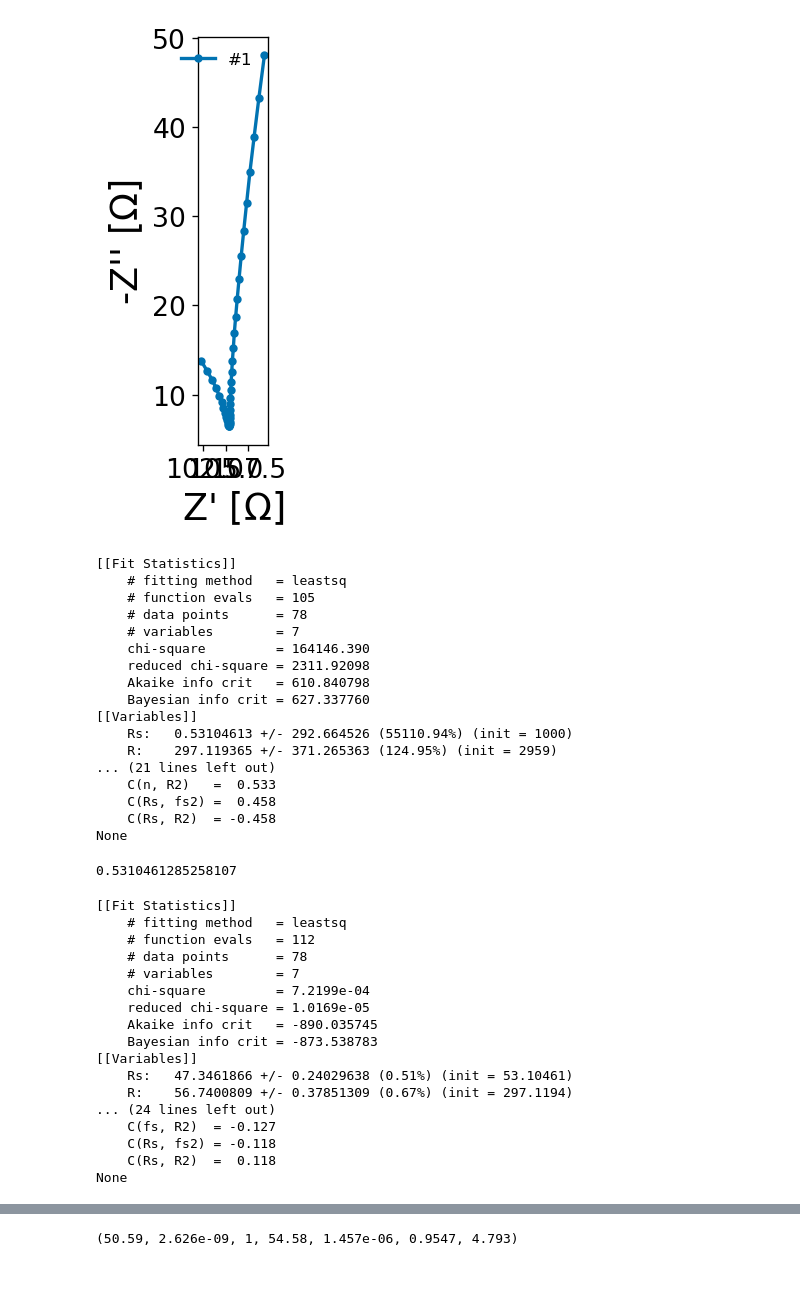
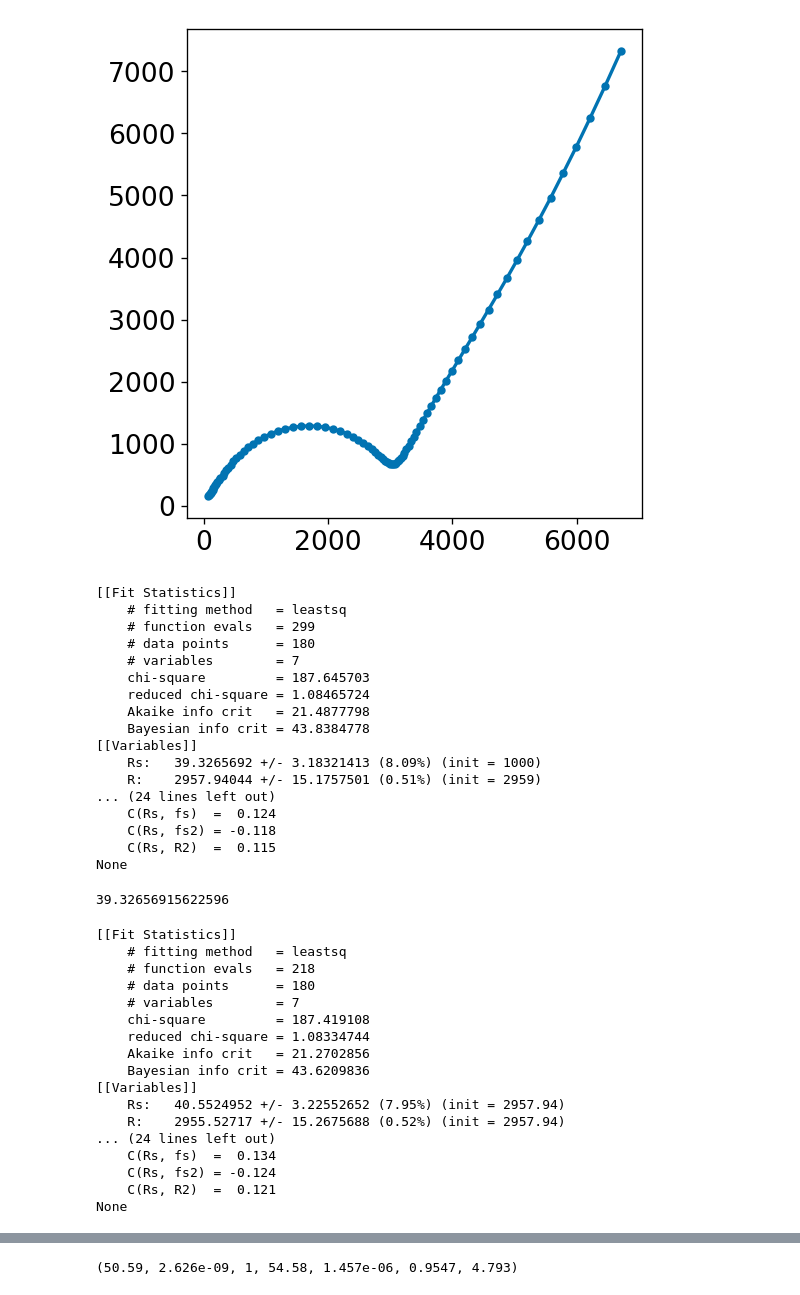
Before and after one commit to WildcatDiscovery/Kyler_Speed_Circuit, a Jupyter notebook: python_notebooks/linear_kk.ipynb, the cells around one changed output, grey strips where cells are left out. Drawn from its saved outputs; the diff is of its cells as text; code cells hidden in the pictures.

```diff
--- a/python_notebooks/linear_kk.ipynb
+++ b/python_notebooks/linear_kk.ipynb
@@ -3,3 +3,4 @@ from PyEIS.PyEIS import *
 # %%
-path=r"C:\Users\cjang\Desktop\impedance_data\data\\"
-data = ['DE_40_3_60.mpt']
+path=r"C:\Users\cjang\Desktop\\"
+path2 = r"C:\Users\cjang\Desktop\impedance_data\data\\"
+data = ['DE_40_1_30.mpt']
@@ -30,0 +10,10 @@ adj_re = EIS_exp(path,data,mask = [10**5.5, 10**3.5])
+# %%
+def importer(path, data, mask_front, mask_back):
+    mpt_data = EIS_exp(path, data, mask = [mask_front, mask_back])
+    df = mpt_data.df_raw
+    mpt_data.EIS_plot()
+    return [mpt_data, df]
+# %%
+adj_re = importer(path, data, 10**6, 10**1.5)[0]
+
+exam = importer(path2, data, 10**6, 10**1.5)[1]
@@ -31,7 +23,7 @@ adj_re = EIS_exp(path,data,mask = [10**5.5, 10**3.5])
 # %%
-adj_re.EIS_plot()
+adj_re.mpt_plot()
 # %% [output]
-[figure, old version]
+[figure, new version]
 # %%
 #USES THE EIS FITTING FUNCTION TO PREDICT THE FREQUENCIES OF THE MPT FILE
 
@@ -68,30 +60,30 @@ params.add('fs2', value=fs2_guess, min=10**-2, max=10**1)
 #FIT THE PARAMETERS ALONG THE R - RQ - RQ CIRCUIT
 #LATER WILL PROVIDE OPTIONS TO BENEFITS AND DETRACTIONS OF THE WEIGHT FUNCTION AFTER FURTHER RESEARCH
 #print(mpt_data.df[0].keys())
-guess = adj_re.EIS_fit(params=params, circuit='R-RQ-RQ', weight_func='modulus')
+guess = adj_re.mpt_fit(params=params, circuit='R-RQ-RQ', weight_func='modulus')
 #THIS WILL OUTPUT A SET OF COEFFICIENTS PREDICTED FROM THE FIT
 # %% [output]
 [[Fit Statistics]]
     # fitting method   = leastsq
-    # function evals   = 105
-    # data points      = 78
+    # function evals   = 299
+    # data points      = 180
     # variables        = 7
-    chi-square         = 164146.390
-    reduced chi-square = 2311.92098
-    Akaike info crit   = 610.840798
-    Bayesian info crit = 627.337760
+    chi-square         = 187.645703
+    reduced chi-square = 1.08465724
+    Akaike info crit   = 21.4877798
+    Bayesian info crit = 43.8384778
 [[Variables]]
-    Rs:   0.53104613 +/- 292.664526 (55110.94%) (init = 1000)
-    R:    297.119365 +/- 371.265363 (124.95%) (init = 2959)
-... (21 lines left out)
-    C(n, R2)   =  0.533
-    C(Rs, fs2) =  0.458
-    C(Rs, R2)  = -0.458
+    Rs:   39.3265692 +/- 3.18321413 (8.09%) (init = 1000)
+    R:    2957.94044 +/- 15.1757501 (0.51%) (init = 2959)
+... (24 lines left out)
+    C(Rs, fs)  =  0.124
+    C(Rs, fs2) = -0.118
+    C(Rs, R2)  =  0.115
 None
 # %%
 adj_re.fit_Rs[0]
 # %% [output]
-0.5310461285258107
+39.32656915622596
 # %%
 Rs_guess = adj_re.fit_Rs[0]
 
@@ -130,24 +122,24 @@ params1.add('fs2', value=fs2_guess, min=10**-2, max=10**1)
 #FIT THE PARAMETERS ALONG THE R - RQ - RQ CIRCUIT
 #LATER WILL PROVIDE OPTIONS TO BENEFITS AND DETRACTIONS OF THE WEIGHT FUNCTION AFTER FURTHER RESEARCH
 #print(mpt_data.df[0].keys())
-guess = adj_re.EIS_fit(params=params1, circuit='R-RQ-RQ', weight_func='modulus')
+guess = adj_re.mpt_fit(params=params1, circuit='R-RQ-RQ', weight_func='modulus')
 #THIS WILL OUTPUT A SET OF COEFFICIENTS PREDICTED FROM THE FIT
 # %% [output]
 [[Fit Statistics]]
     # fitting method   = leastsq
-    # function evals   = 112
-    # data points      = 78
+    # function evals   = 218
+    # data points      = 180
     # variables        = 7
-    chi-square         = 7.2199e-04
-    reduced chi-square = 1.0169e-05
-    Akaike info crit   = -890.035745
-    Bayesian info crit = -873.538783
+    chi-square         = 187.419108
+    reduced chi-square = 1.08334744
+    Akaike info crit   = 21.2702856
+    Bayesian info crit = 43.6209836
 [[Variables]]
-    Rs:   47.3461866 +/- 0.24029638 (0.51%) (init = 53.10461)
-    R:    56.7400809 +/- 0.37851309 (0.67%) (init = 297.1194)
+    Rs:   40.5524952 +/- 3.22552652 (7.95%) (init = 2957.94)
+    R:    2955.52717 +/- 15.2675688 (0.52%) (init = 2957.94)
 ... (24 lines left out)
-    C(fs, R2)  = -0.127
-    C(Rs, fs2) = -0.118
-    C(Rs, R2)  =  0.118
+    C(Rs, fs)  =  0.134
+    C(Rs, fs2) = -0.124
+    C(Rs, R2)  =  0.121
 None
 # %%
```
Also changed, not shown: parts of 13 cells of this notebook, 5 other files.
